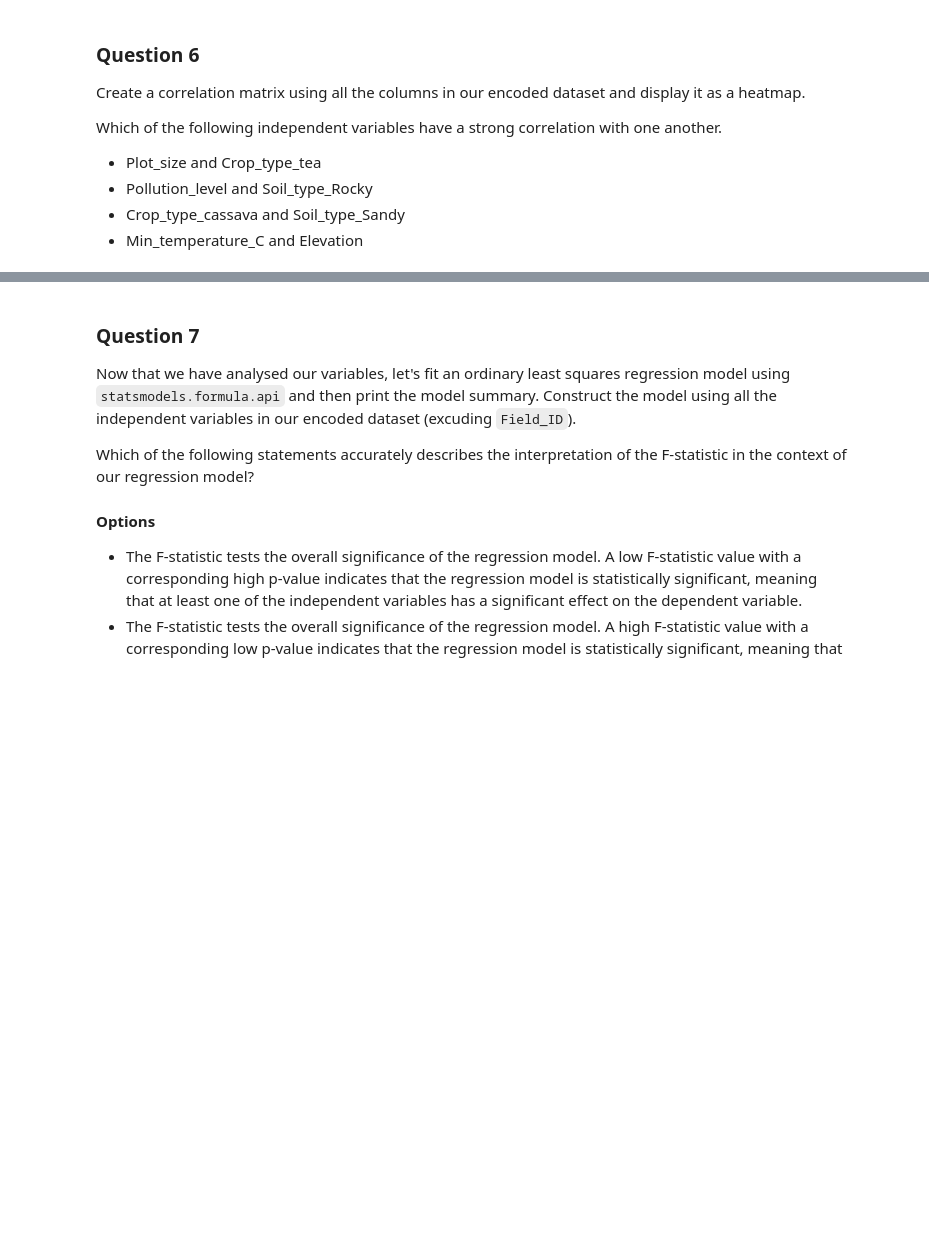
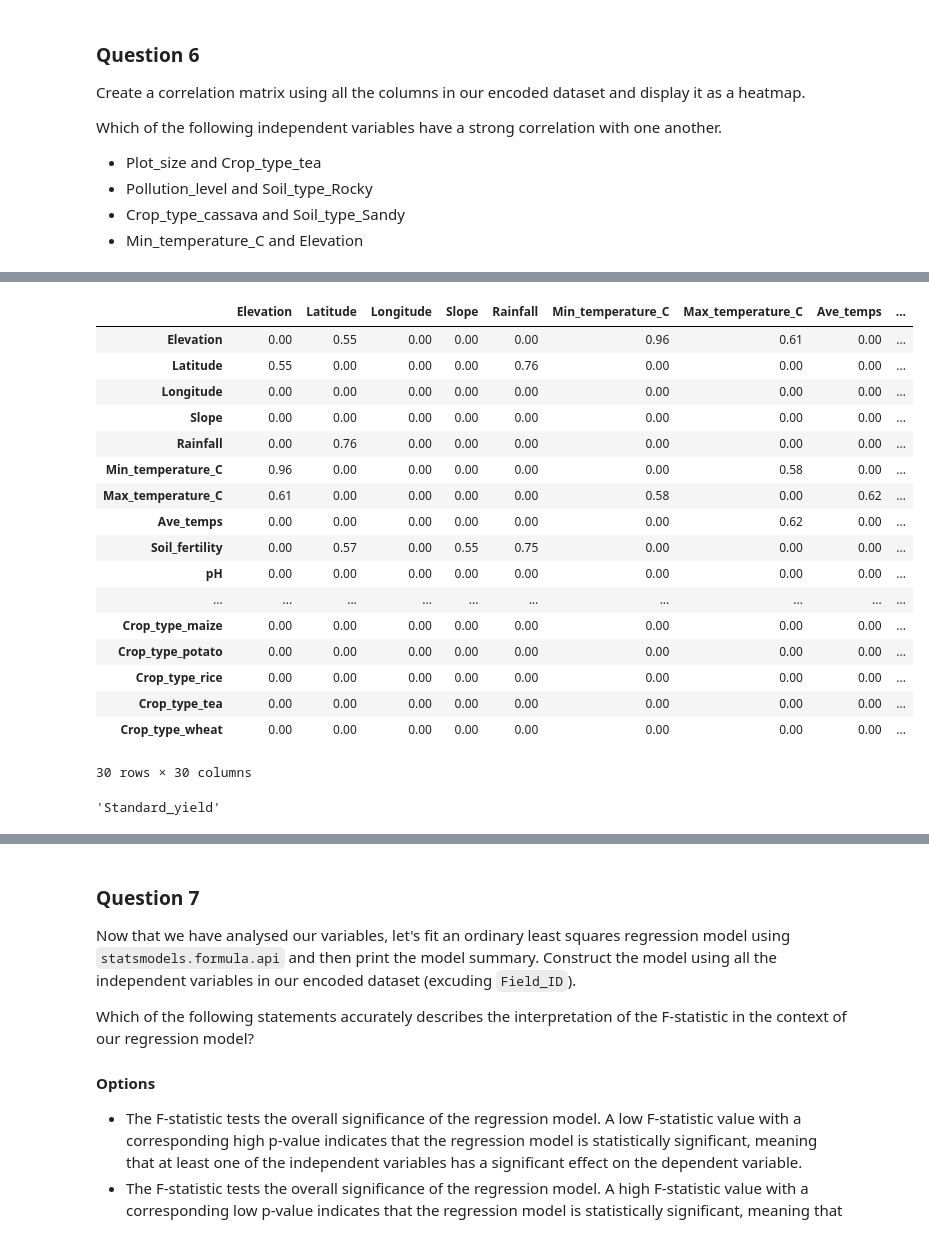
Before and after one commit to ndegwaanth/alX-datascience, a Jupyter notebook: machine_learning/notebooks/week5/Linear_regression_MCQ_student_version.ipynb, the cells around one changed output, grey strips where cells are left out. Saved outputs shown, nothing was run; the diff lists cells and outputs as text; code cells hidden in the pictures; blank space fills up the shorter version.

```diff
--- a/machine_learning/notebooks/week5/Linear_regression_MCQ_student_version.ipynb
+++ b/machine_learning/notebooks/week5/Linear_regression_MCQ_student_version.ipynb
@@ -259,0 +705,30 @@ Which of the following independent variables have a strong correlation with one
+# %%
+# Keep a matrix-style view of strong correlations only
+abs_corr = correlation_matrix.abs()
+
+# Keep values > 0.5; others become NaN first, then 0 to preserve current display style
+highest_corr_matrix = abs_corr.where(abs_corr > 0.5).fillna(0)
+
+# Optional: hide self-correlation diagonal
+np.fill_diagonal(highest_corr_matrix.values, 0)
+
+highest_corr_matrix.round(2)
+# %% [output]
+|  | Elevation | Latitude | Longitude | Slope | Rainfall | Min_temperature_C | Max_temperature_C | Ave_temps | ... |
+| Elevation | 0.00 | 0.55 | 0.00 | 0.00 | 0.00 | 0.96 | 0.61 | 0.00 | ... |
+| Latitude | 0.55 | 0.00 | 0.00 | 0.00 | 0.76 | 0.00 | 0.00 | 0.00 | ... |
+| Longitude | 0.00 | 0.00 | 0.00 | 0.00 | 0.00 | 0.00 | 0.00 | 0.00 | ... |
+| Slope | 0.00 | 0.00 | 0.00 | 0.00 | 0.00 | 0.00 | 0.00 | 0.00 | ... |
+| Rainfall | 0.00 | 0.76 | 0.00 | 0.00 | 0.00 | 0.00 | 0.00 | 0.00 | ... |
+| Min_temperature_C | 0.96 | 0.00 | 0.00 | 0.00 | 0.00 | 0.00 | 0.58 | 0.00 | ... |
+| Max_temperature_C | 0.61 | 0.00 | 0.00 | 0.00 | 0.00 | 0.58 | 0.00 | 0.62 | ... |
+| Ave_temps | 0.00 | 0.00 | 0.00 | 0.00 | 0.00 | 0.00 | 0.62 | 0.00 | ... |
+| Soil_fertility | 0.00 | 0.57 | 0.00 | 0.55 | 0.75 | 0.00 | 0.00 | 0.00 | ... |
+| pH | 0.00 | 0.00 | 0.00 | 0.00 | 0.00 | 0.00 | 0.00 | 0.00 | ... |
+| ... | ... | ... | ... | ... | ... | ... | ... | ... | ... |
+| Crop_type_maize | 0.00 | 0.00 | 0.00 | 0.00 | 0.00 | 0.00 | 0.00 | 0.00 | ... |
+| Crop_type_potato | 0.00 | 0.00 | 0.00 | 0.00 | 0.00 | 0.00 | 0.00 | 0.00 | ... |
+| Crop_type_rice | 0.00 | 0.00 | 0.00 | 0.00 | 0.00 | 0.00 | 0.00 | 0.00 | ... |
+| Crop_type_tea | 0.00 | 0.00 | 0.00 | 0.00 | 0.00 | 0.00 | 0.00 | 0.00 | ... |
+| Crop_type_wheat | 0.00 | 0.00 | 0.00 | 0.00 | 0.00 | 0.00 | 0.00 | 0.00 | ... |
+30 rows × 30 columns
@@ -259,0 +739,4 @@ Which of the following independent variables have a strong correlation with one
+# %%
+target_name
+# %% [output]
+'Standard_yield'
```
Also changed, not shown: parts of 61 cells of this notebook, 8 other files.
